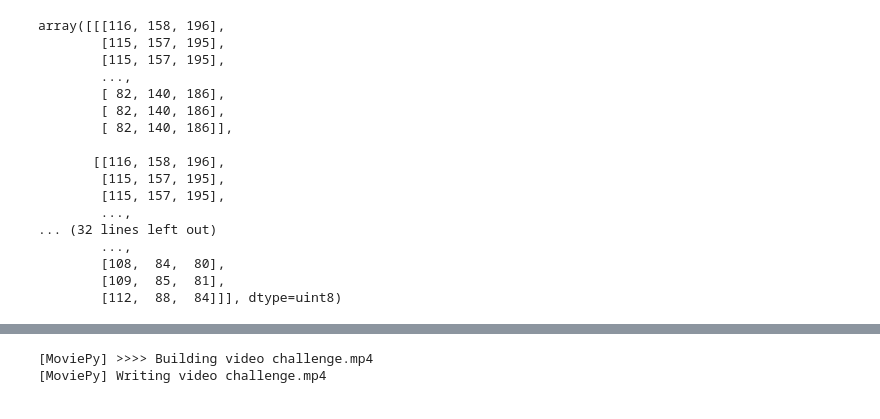
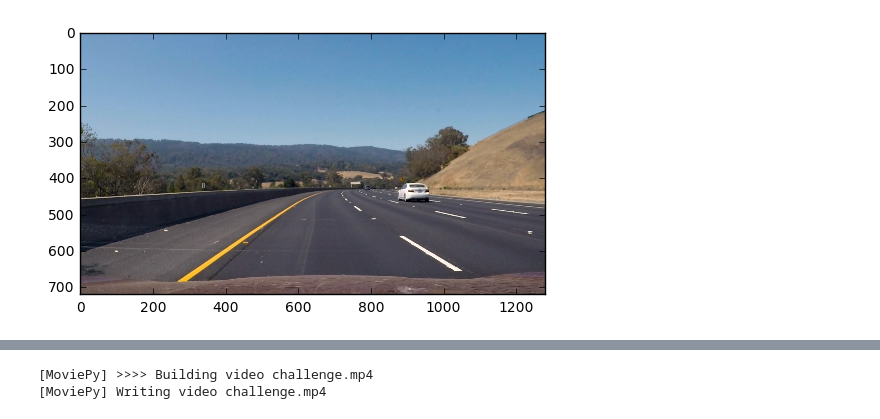
Before and after one commit to pnemrow/SDC-Advanced-Lane-Lines, a Jupyter notebook: pipeline_notebook.ipynb, the cells around one changed output, grey strips where cells are left out. Drawn from its saved outputs; the diff is of its cells as text; code cells hidden in the pictures.

```diff
--- a/pipeline_notebook.ipynb
+++ b/pipeline_notebook.ipynb
@@ -219,6 +219,7 @@ def get_radius(line, ploty):
     xm_per_pix = 3.7/210
     fit_cr = np.polyfit(ploty*ym_per_pix, line*xm_per_pix, 2)
     curverad = ((1 + (2*fit_cr[0]*y_eval*ym_per_pix + fit_cr[1])**2)**1.5) / np.absolute(2*fit_cr[0])
+
     return curverad
 
 def get_overlayer(warped, lines):
@@ -287,7 +288,7 @@ def get_steer_wheel(curve):
     angle = (4 * (math.pi + math.asin(9/(curve*2)))) * 200.40
     return steering_wheel.rotate(angle)
 
-def overlay_image(original, overlayer):
+def overlay_image(original, overlayer, lines):
     global steering_wheel
     overlayed = cv2.addWeighted(original, 1, overlayer, 0.3, 0)
 
@@ -362,7 +363,7 @@ def pipeline(img):
     overlayer = get_overlayer(warped, lines)
     size_for_unwarp = (int(undistorted_img.shape[1]), undistorted_img.shape[0])
     unwarped = cv2.warpPerspective(overlayer, M_inv, size_for_unwarp, flags=cv2.INTER_LINEAR)
-    return overlay_image(undistorted_img, unwarped)
+    return overlay_image(undistorted_img, unwarped, lines)
 # %%
 def reset_lines():
     left_line = Line()
@@ -383,24 +384,10 @@ from IPython.display import HTML
 # %%
 img = mpimg.imread('./test_images/test3.jpg')
 pipeline(img)
+plt.imshow(img)
+plt.show()
 # %% [output]
-array([[[116, 158, 196],
-        [115, 157, 195],
-        [115, 157, 195],
-        ...,
-        [ 82, 140, 186],
-        [ 82, 140, 186],
-        [ 82, 140, 186]],
-
-       [[116, 158, 196],
-        [115, 157, 195],
-        [115, 157, 195],
-        ...,
-... (32 lines left out)
-        ...,
-        [108,  84,  80],
-        [109,  85,  81],
-        [112,  88,  84]]], dtype=uint8)
+[figure, added]
 # %%
 reset_lines()
 first_output = 'first.mp4'
```
Also changed, not shown: parts of 1 cell of this notebook, 2 other files.
